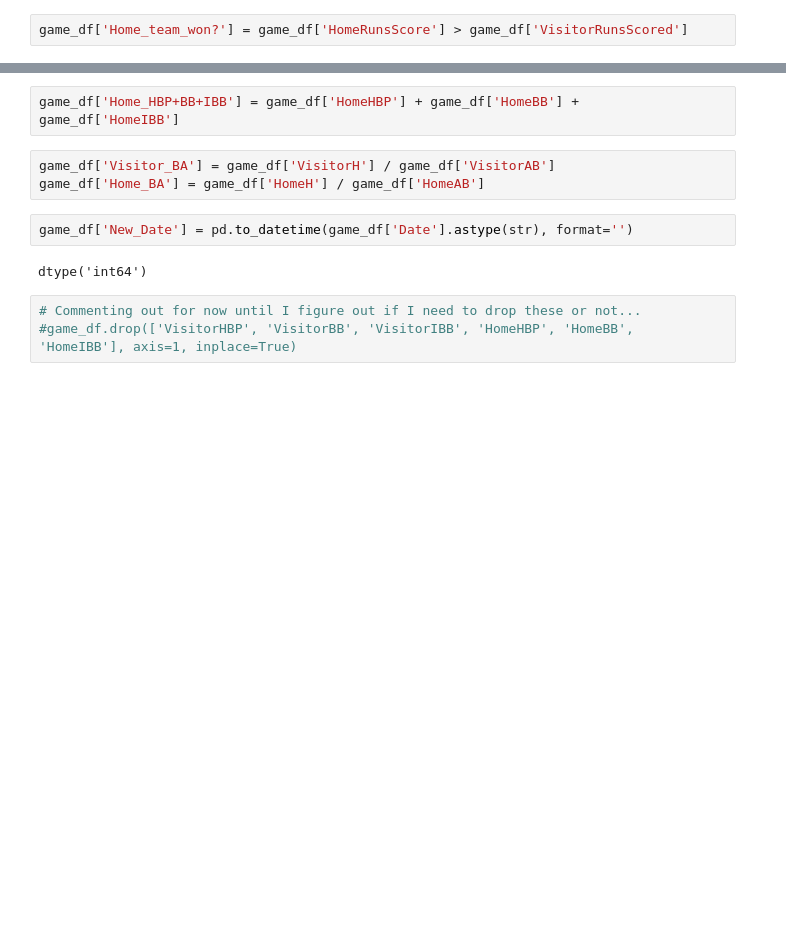
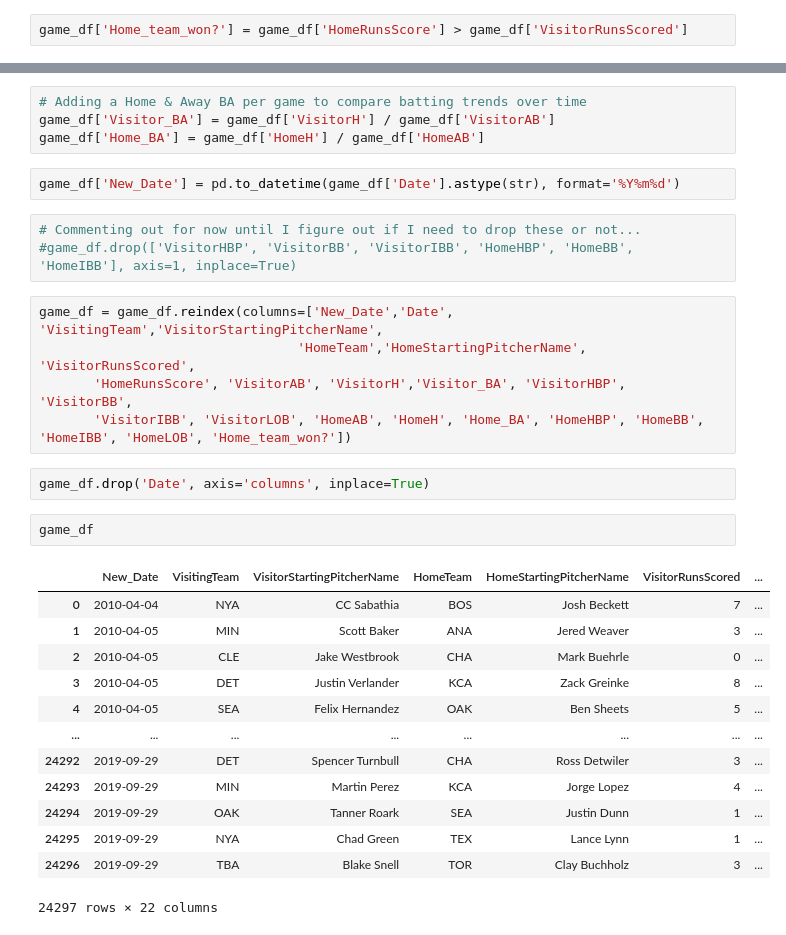
Before and after one commit to egitit/Predicting_MLB_outcomes, a Jupyter notebook: feature_engineering.ipynb, the cells around one changed output, grey strips where cells are left out. Cells and saved outputs as stored; diff of their text form; blank space fills up the shorter version.

```diff
--- a/feature_engineering.ipynb
+++ b/feature_engineering.ipynb
@@ -146,12 +101,32 @@ game_df['Visitor_HBP+BB+IBB'] = game_df['VisitorHBP'] + game_df['VisitorBB'] + g
-# %%
-game_df['Home_HBP+BB+IBB'] = game_df['HomeHBP'] + game_df['HomeBB'] + game_df['HomeIBB']
 # %%
+# Adding a Home & Away BA per game to compare batting trends over time
 game_df['Visitor_BA'] = game_df['VisitorH'] / game_df['VisitorAB']
 game_df['Home_BA'] = game_df['HomeH'] / game_df['HomeAB']
 # %%
-game_df['New_Date'] = pd.to_datetime(game_df['Date'].astype(str), format='')
+game_df['New_Date'] = pd.to_datetime(game_df['Date'].astype(str), format='%Y%m%d')
-# %% [output]
-dtype('int64')
 # %%
 # Commenting out for now until I figure out if I need to drop these or not...
 #game_df.drop(['VisitorHBP', 'VisitorBB', 'VisitorIBB', 'HomeHBP', 'HomeBB', 'HomeIBB'], axis=1, inplace=True)
+# %%
+game_df = game_df.reindex(columns=['New_Date','Date', 'VisitingTeam','VisitorStartingPitcherName',
+                                 'HomeTeam','HomeStartingPitcherName', 'VisitorRunsScored',
+       'HomeRunsScore', 'VisitorAB', 'VisitorH','Visitor_BA', 'VisitorHBP', 'VisitorBB',
+       'VisitorIBB', 'VisitorLOB', 'HomeAB', 'HomeH', 'Home_BA', 'HomeHBP', 'HomeBB', 'HomeIBB', 'HomeLOB', 'Home_team_won?'])
+# %%
+game_df.drop('Date', axis='columns', inplace=True)
+# %%
+game_df
+# %% [output]
+|  | New_Date | VisitingTeam | VisitorStartingPitcherName | HomeTeam | HomeStartingPitcherName | VisitorRunsScored | ... |
+| 0 | 2010-04-04 | NYA | CC Sabathia | BOS | Josh Beckett | 7 | ... |
+| 1 | 2010-04-05 | MIN | Scott Baker | ANA | Jered Weaver | 3 | ... |
+| 2 | 2010-04-05 | CLE | Jake Westbrook | CHA | Mark Buehrle | 0 | ... |
+| 3 | 2010-04-05 | DET | Justin Verlander | KCA | Zack Greinke | 8 | ... |
+| 4 | 2010-04-05 | SEA | Felix Hernandez | OAK | Ben Sheets | 5 | ... |
+| ... | ... | ... | ... | ... | ... | ... | ... |
+| 24292 | 2019-09-29 | DET | Spencer Turnbull | CHA | Ross Detwiler | 3 | ... |
+| 24293 | 2019-09-29 | MIN | Martin Perez | KCA | Jorge Lopez | 4 | ... |
+| 24294 | 2019-09-29 | OAK | Tanner Roark | SEA | Justin Dunn | 1 | ... |
+| 24295 | 2019-09-29 | NYA | Chad Green | TEX | Lance Lynn | 1 | ... |
+| 24296 | 2019-09-29 | TBA | Blake Snell | TOR | Clay Buchholz | 3 | ... |
+24297 rows × 22 columns
```
Also changed, not shown: parts of 7 cells of this notebook.
